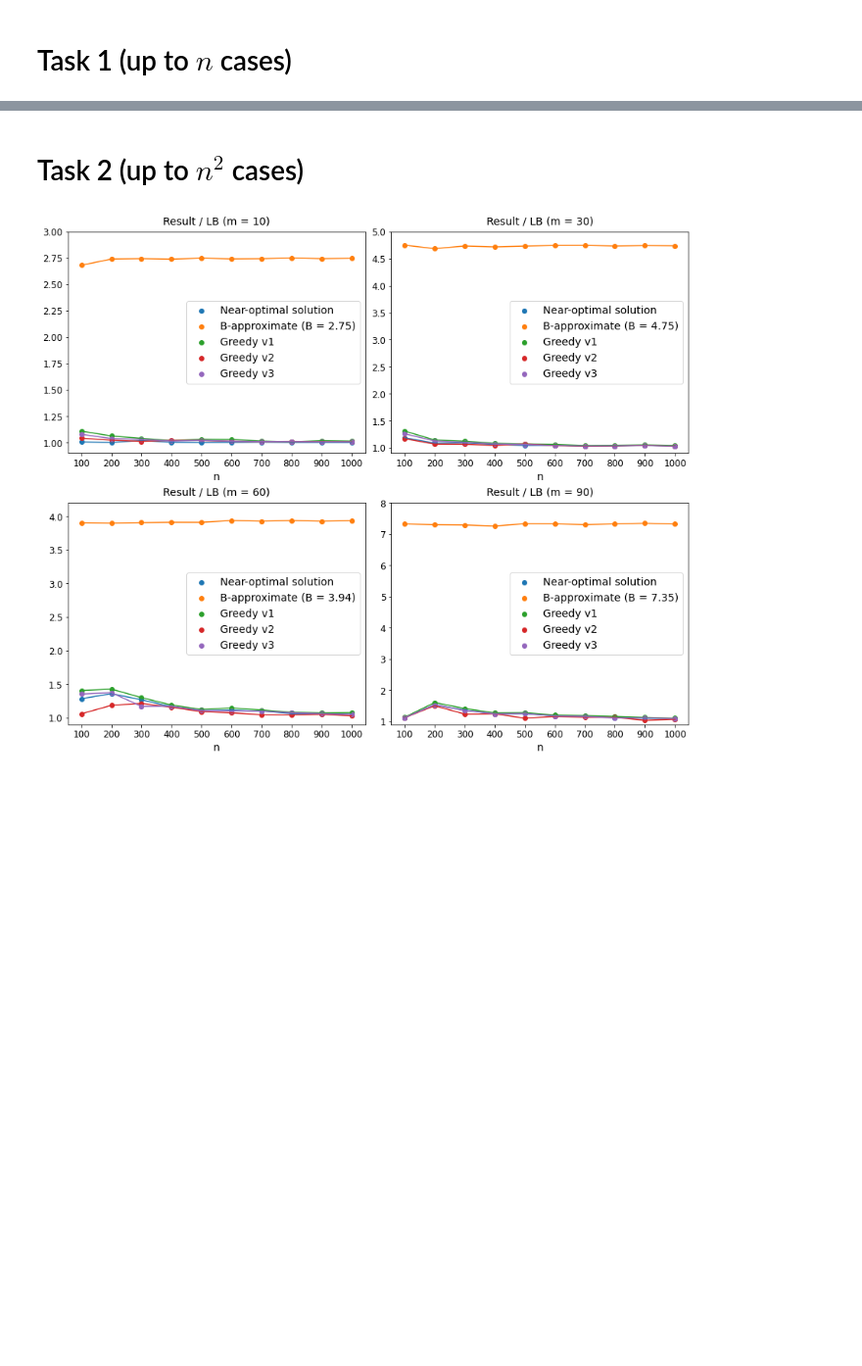
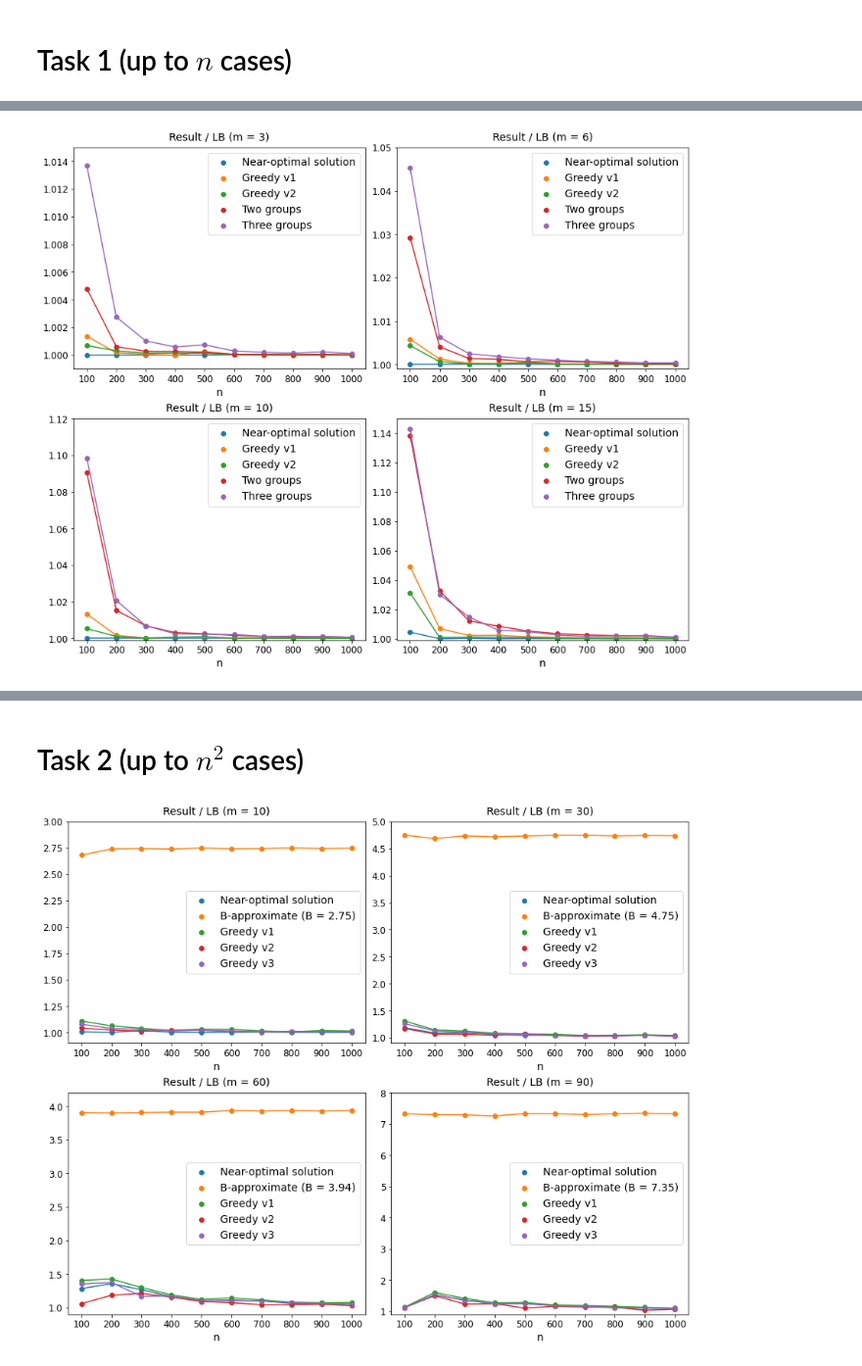
Before and after one commit to 30something/diploma_work, a Jupyter notebook: graphics.ipynb, the cells around one changed output, grey strips where cells are left out. Shown at 98% size. Drawn from its saved outputs; the diff is of its cells as text; code cells hidden in the pictures; blank space fills up the shorter version.

```diff
--- a/graphics.ipynb
+++ b/graphics.ipynb
@@ -294,0 +657,50 @@ plot(SOL, LB, G1, G2, G3, D, GR1, GR2, 0.999, 1.31, 1, 1, axs, 15)
+# %%
+# max
+
+fig, axs = plt.subplots(2, 2, figsize = (12, 10), constrained_layout = True)
+
+# 3
+LB = [1462, 6573, 14718, 27529, 39231, 58828, 84802, 104110, 133630, 163517, 197297, 242139, 277596, 330668, 371949, 420248, 475758, 544159, 590610, 664061, 740960, 800752, 862746, 970357, 1015988, 1122042, 1227258, 1304832, 1384896, 1509010]
+SOL = [1462, 6573, 14718, 27529, 39231, 58829, 84802, 104110, 133631, 163517, 197297, 242139, 277596, 330668, 371949, 420248, 475759, 544160, 590610, 664061, 740960, 800752, 862746, 970357, 1015988, 1122042, 1227259, 1304832, 1384896, 1509010]
+D = [1476, 6642, 14773, 27674, 39384, 59093, 85017, 104473, 133889, 163828, 197637, 242540, 278038, 331166, 372393, 420705, 476308, 544697, 591135, 664777, 741755, 801578, 863530, 971183, 1016735, 1123003, 1228086, 1305762, 1385784, 1510076]
+G1 = [1464, 6574, 14719, 27529, 39241, 58830, 84803, 104110, 133631, 163518, 197299, 242144, 277597, 330670, 371951, 420252, 475764, 544161, 590612, 664065, 740962, 800756, 862748, 970360, 1015990, 1122047, 1227261, 1304835, 1384897, 1509011]
+G2 = [1463, 6575, 14720, 27533, 39236, 58829, 84804, 104110, 133631, 163519, 197299, 242144, 277597, 330671, 371949, 420251, 475762, 544160, 590611, 664063, 740960, 800755, 862747, 970357, 1015988, 1122049, 1227259, 1304834, 1384896, 1509011]
+G3 = [1463, 6574, 14720, 27530, 39237, 58828, 84804, 104110, 133631, 163519, 197299, 242144, 277597, 330670, 371950, 420252, 475765, 544161, 590612, 664065, 740961, 800756, 862747, 970358, 1015988, 1122049, 1227260, 1304834, 1384896, 1509011]
+GR1 = [1469, 6577, 14722, 27536, 39239, 58831, 84807, 104114, 133638, 163520, 197300, 242146, 277604, 330671, 371952, 420254, 475766, 544164, 590613, 664069, 740966, 800756, 862755, 970364, 1015990, 1122051, 1227263, 1304834, 1384898, 1509016]
+GR2 = [1482, 6591, 14733, 27545, 39260, 58845, 84818, 104124, 133659, 163534, 197309, 242161, 277629, 330687, 371972, 420264, 475781, 544181, 590627, 664086, 740990, 800769, 862767, 970386, 1016001, 1122074, 1227275, 1304846, 1384909, 1509039]
+plot(SOL, LB, G1, G2, G3, D, GR1, GR2, 3000, 0.999, 1.015, 0, 0, axs, 3)
+
+# 6
+LB = [685, 3188, 7210, 13565, 19369, 29116, 42054, 51658, 66366, 81261, 98100, 120472, 138151, 164636, 185227, 209326, 237030, 271181, 294357, 331033, 369432, 399278, 430226, 483980, 506748, 559724, 612282, 651020, 691000, 753007]
+SOL = [685, 3188, 7210, 13565, 19369, 29116, 42054, 51658, 66366, 81261, 98100, 120472, 138151, 164636, 185227, 209326, 237030, 271181, 294357, 331033, 369432, 399278, 430226, 483980, 506748, 559724, 612282, 651020, 691000, 753007]
+D = [719, 3269, 7326, 13759, 19618, 29392, 42378, 52023, 66726, 81638, 98535, 120983, 138661, 165218, 185792, 209938, 237796, 271888, 295119, 331840, 370324, 400158, 431265, 484987, 507738, 560826, 613479, 652185, 692257, 754398]
+G1 = [689, 3192, 7212, 13568, 19380, 29120, 42061, 51662, 66369, 81267, 98104, 120475, 138154, 164639, 185230, 209332, 237037, 271185, 294359, 331036, 369444, 399288, 430227, 483983, 506752, 559735, 612284, 651025, 691004, 753010]
+G2 = [688, 3190, 7211, 13567, 19376, 29119, 42059, 51659, 66367, 81262, 98101, 120474, 138158, 164639, 185230, 209327, 237038, 271183, 294358, 331037, 369438, 399283, 430227, 483984, 506750, 559732, 612283, 651022, 691001, 753010]
+G3 = [687, 3190, 7212, 13569, 19377, 29116, 42059, 51659, 66369, 81262, 98103, 120475, 138156, 164638, 185231, 209332, 237038, 271183, 294358, 331036, 369439, 399283, 430227, 483986, 506752, 559732, 612284, 651023, 691001, 753010]
+GR1 = [705, 3201, 7220, 13581, 19382, 29136, 42077, 51673, 66378, 81276, 98115, 120491, 138168, 164654, 185246, 209346, 237047, 271198, 294372, 331042, 369450, 399300, 430242, 484000, 506767, 559739, 612298, 651032, 691016, 753029]
+GR2 = [716, 3208, 7228, 13590, 19394, 29144, 42085, 51688, 66390, 81292, 98126, 120502, 138180, 164661, 185254, 209361, 237058, 271212, 294382, 331061, 369461, 399313, 430248, 484009, 506796, 559753, 612305, 651042, 691047, 753046]
+plot(SOL, LB, G1, G2, G3, D, GR1, GR2, 3000, 0.999, 1.05, 0, 1, axs, 6)
+
+# 10
+LB = [376, 1835, 4208, 7981, 11424, 17233, 24955, 30679, 39462, 48360, 58422, 71805, 82375, 98224, 110540, 124958, 141540, 161992, 175858, 197822, 220823, 238691, 257219, 289431, 303053, 334799, 366293, 389496, 413443, 450606]
+SOL = [376, 1835, 4208, 7981, 11424, 17233, 24955, 30679, 39462, 48360, 58422, 71805, 82375, 98225, 110540, 124958, 141541, 161992, 175858, 197822, 220823, 238691, 257219, 289431, 303053, 334799, 366293, 389496, 413443, 450607]
+D = [429, 1930, 4373, 8175, 11675, 17518, 25276, 31053, 39854, 48753, 58880, 72313, 82899, 98831, 111209, 125651, 142240, 162792, 176667, 198762, 221726, 239631, 258235, 290491, 304140, 335975, 367508, 390731, 414856, 451875]
+G1 = [381, 1838, 4209, 7986, 11430, 17237, 24961, 30684, 39471, 48365, 58427, 71813, 82378, 98228, 110551, 124965, 141550, 161999, 175863, 197827, 220829, 238698, 257222, 289439, 303056, 334810, 366295, 389505, 413449, 450615]
+G2 = [378, 1837, 4208, 7986, 11435, 17233, 24959, 30680, 39464, 48360, 58424, 71809, 82379, 98227, 110547, 124963, 141543, 161997, 175859, 197824, 220826, 238694, 257221, 289438, 303058, 334804, 366293, 389501, 413445, 450613]
+G3 = [380, 1837, 4210, 7985, 11434, 17235, 24959, 30682, 39468, 48362, 58425, 71811, 82379, 98227, 110546, 124966, 141549, 161996, 175860, 197826, 220828, 238694, 257222, 289436, 303055, 334807, 366293, 389503, 413445, 450617]
+GR1 = [410, 1863, 4237, 8006, 11453, 17261, 24981, 30705, 39502, 48388, 58451, 71836, 82398, 98260, 110566, 124992, 141569, 162025, 175884, 197847, 220847, 238718, 257243, 289464, 303079, 334823, 366322, 389529, 413466, 450634]
+GR2 = [413, 1873, 4237, 8001, 11449, 17269, 24983, 30715, 39501, 48388, 58458, 71842, 82402, 98257, 110574, 124995, 141571, 162022, 175895, 197851, 220857, 238727, 257252, 289462, 303091, 334828, 366320, 389528, 413482, 450642]
+plot(SOL, LB, G1, G2, G3, D, GR1, GR2, 3000, 0.999, 1.12, 1, 0, axs, 10)
+
+# 15
+LB = [224, 1160, 2707, 5190, 7453, 11292, 16407, 20191, 26011, 31911, 38585, 47473, 54487, 65019, 73198, 82776, 93796, 107399, 116608, 131217, 146519, 158398, 170717, 192157, 201208, 222337, 243300, 258735, 274667, 299407]
+SOL = [225, 1160, 2708, 5190, 7454, 11293, 16408, 20191, 26013, 31911, 38586, 47474, 54487, 65022, 73198, 82780, 93798, 107399, 116609, 131218, 146520, 158402, 170717, 192160, 201209, 222337, 243300, 258737, 274667, 299410]
+D = [258, 1257, 2833, 5371, 7699, 11581, 16727, 20574, 26414, 32340, 39098, 47997, 55091, 65683, 73839, 83492, 94564, 108171, 117472, 132185, 147496, 159392, 171768, 193267, 202353, 223543, 244521, 260038, 276049, 300798]
+G1 = [235, 1168, 2713, 5202, 7463, 11303, 16415, 20210, 26024, 31917, 38599, 47480, 54499, 65032, 73208, 82787, 93806, 107414, 116615, 131223, 146524, 158406, 170724, 192169, 201215, 222347, 243309, 258741, 274679, 299416]
+G2 = [231, 1161, 2710, 5195, 7459, 11296, 16413, 20195, 26019, 31914, 38587, 47480, 54494, 65030, 73199, 82782, 93802, 107406, 116612, 131223, 146521, 158404, 170720, 192161, 201211, 222343, 243302, 258742, 274671, 299414]
+G3 = [232, 1162, 2709, 5196, 7459, 11295, 16409, 20194, 26021, 31912, 38588, 47477, 54495, 65031, 73201, 82780, 93805, 107406, 116613, 131224, 146525, 158406, 170721, 192162, 201213, 222344, 243304, 258743, 274668, 299414]
+GR1 = [255, 1198, 2740, 5234, 7492, 11331, 16449, 20234, 26061, 31936, 38621, 47508, 54518, 65054, 73230, 82807, 93831, 107441, 116647, 131249, 146550, 158432, 170760, 192188, 201253, 222371, 243335, 258769, 274701, 299443]
+GR2 = [256, 1195, 2747, 5220, 7489, 11320, 16434, 20232, 26067, 31947, 38612, 47504, 54512, 65046, 73231, 82812, 93825, 107433, 116642, 131246, 146558, 158437, 170753, 192192, 201245, 222375, 243335, 258766, 274695, 299437]
+plot(SOL, LB, G1, G2, G3, D, GR1, GR2, 3000, 0.999, 1.15, 1, 1, axs, 15)
+# %% [output]
+[figure, added]
```
Also changed, not shown: parts of 16 cells of this notebook, 29 other files.
